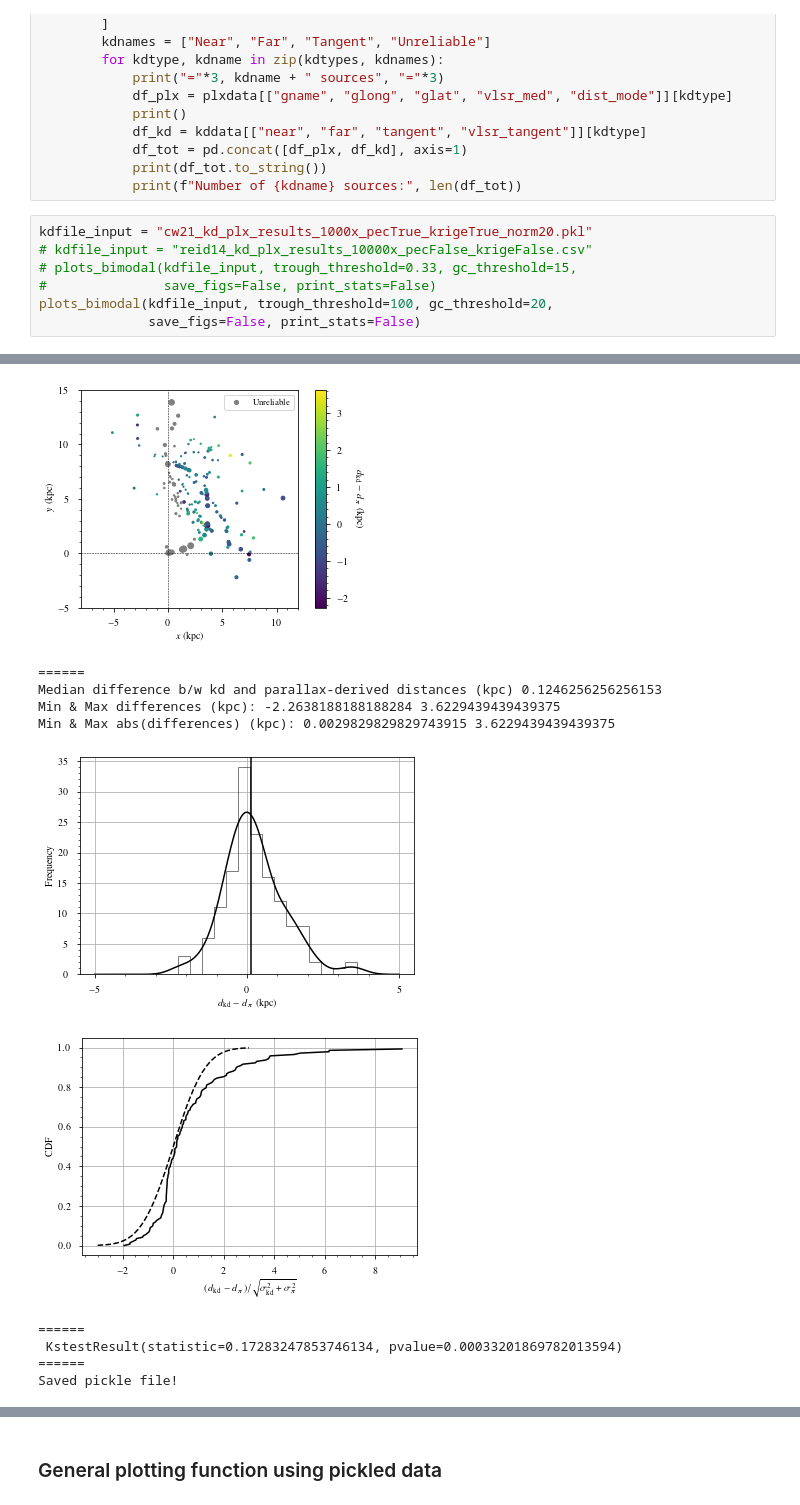
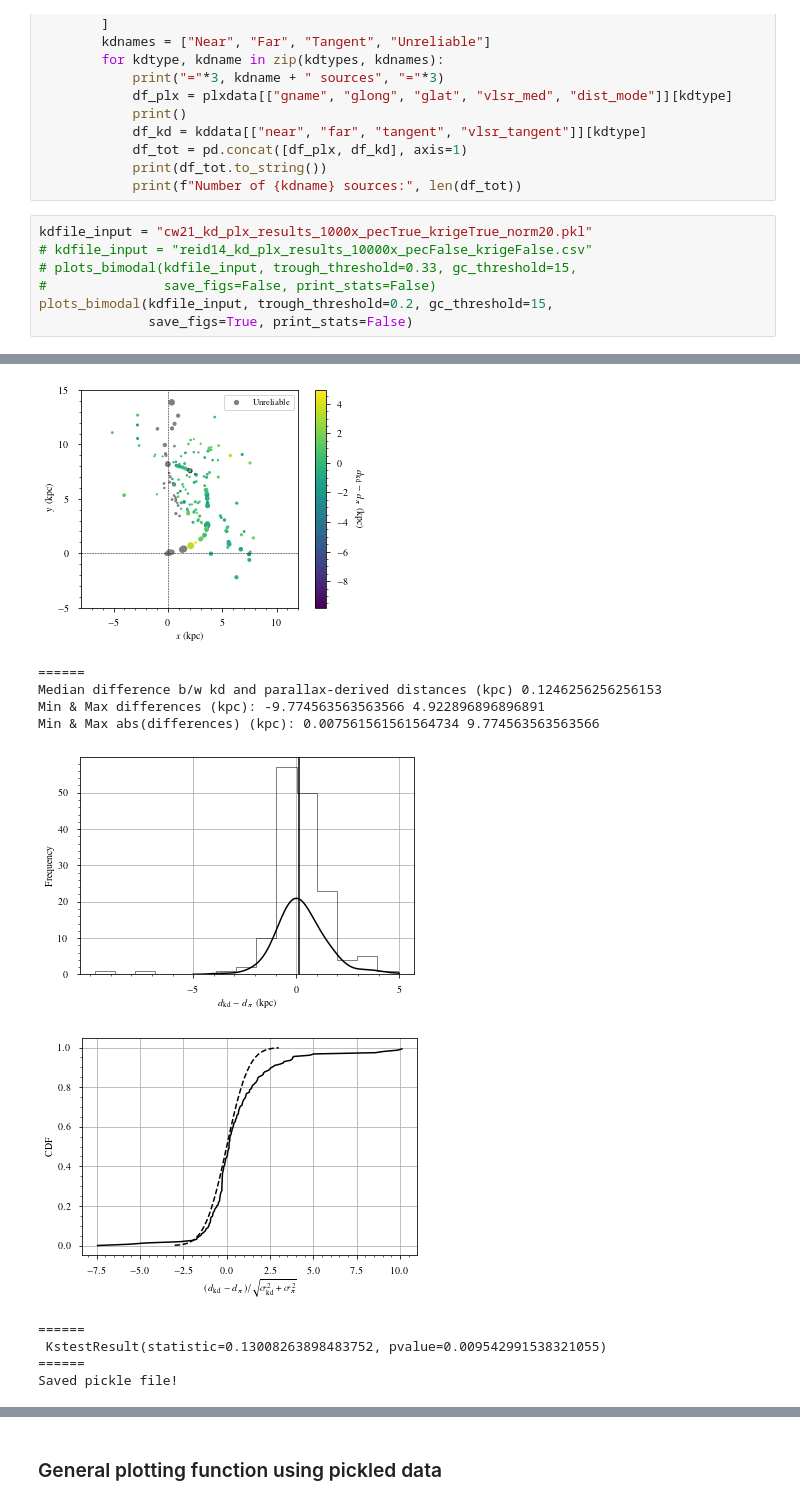
Before and after one commit to tvwenger/coop2021, a Jupyter notebook: kd_plots/bimodal.ipynb, the cells around one changed output, grey strips where cells are left out. Cells and saved outputs as stored; diff of their text form.

```diff
--- a/kd_plots/bimodal.ipynb
+++ b/kd_plots/bimodal.ipynb
@@ -780,8 +781,8 @@ kdfile_input = "cw21_kd_plx_results_1000x_pecTrue_krigeTrue_norm20.pkl"
 # kdfile_input = "reid14_kd_plx_results_10000x_pecFalse_krigeFalse.csv"
 # plots_bimodal(kdfile_input, trough_threshold=0.33, gc_threshold=15,
 #               save_figs=False, print_stats=False)
-plots_bimodal(kdfile_input, trough_threshold=100, gc_threshold=20,
-              save_figs=False, print_stats=False)
+plots_bimodal(kdfile_input, trough_threshold=0.2, gc_threshold=15,
+              save_figs=True, print_stats=False)
 # %% [output]
 ======
 Number of MC kd samples: 1000
@@ -804,12 +805,12 @@ Num of NaN errors (i.e. all errors are NaNs): 0
-[figure, old version]
+[figure, new version]
 ======
 Median difference b/w kd and parallax-derived distances (kpc) 0.1246256256256153
-Min & Max differences (kpc): -2.2638188188188284 3.6229439439439375
-Min & Max abs(differences) (kpc): 0.0029829829829743915 3.6229439439439375
+Min & Max differences (kpc): -9.774563563563566 4.922896896896891
+Min & Max abs(differences) (kpc): 0.007561561561564734 9.774563563563566
-[figure, old version]
+[figure, new version]
-[figure, old version]
+[figure, new version]
 ======
- KstestResult(statistic=0.17283247853746134, pvalue=0.00033201869782013594)
+ KstestResult(statistic=0.13008263898483752, pvalue=0.009542991538321055)
 ======
 Saved pickle file!
 # %%
```
Also changed, not shown: parts of 8 cells of this notebook.
